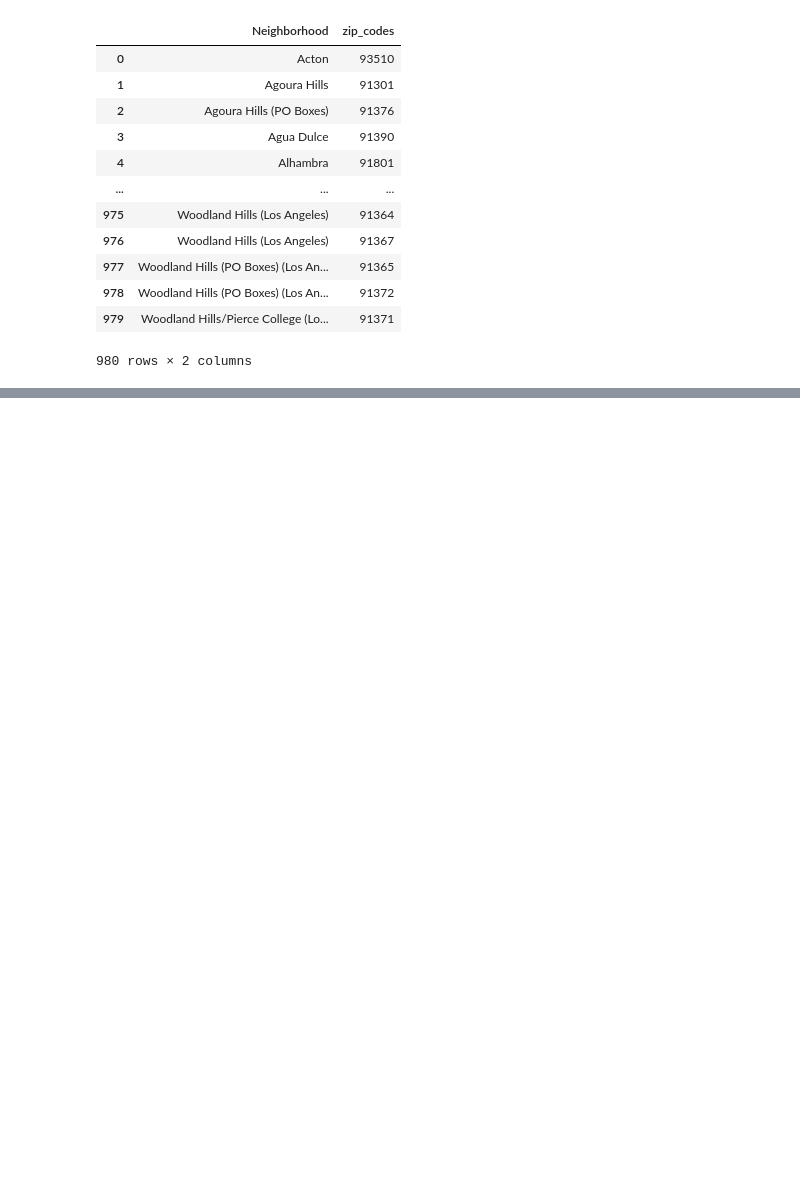
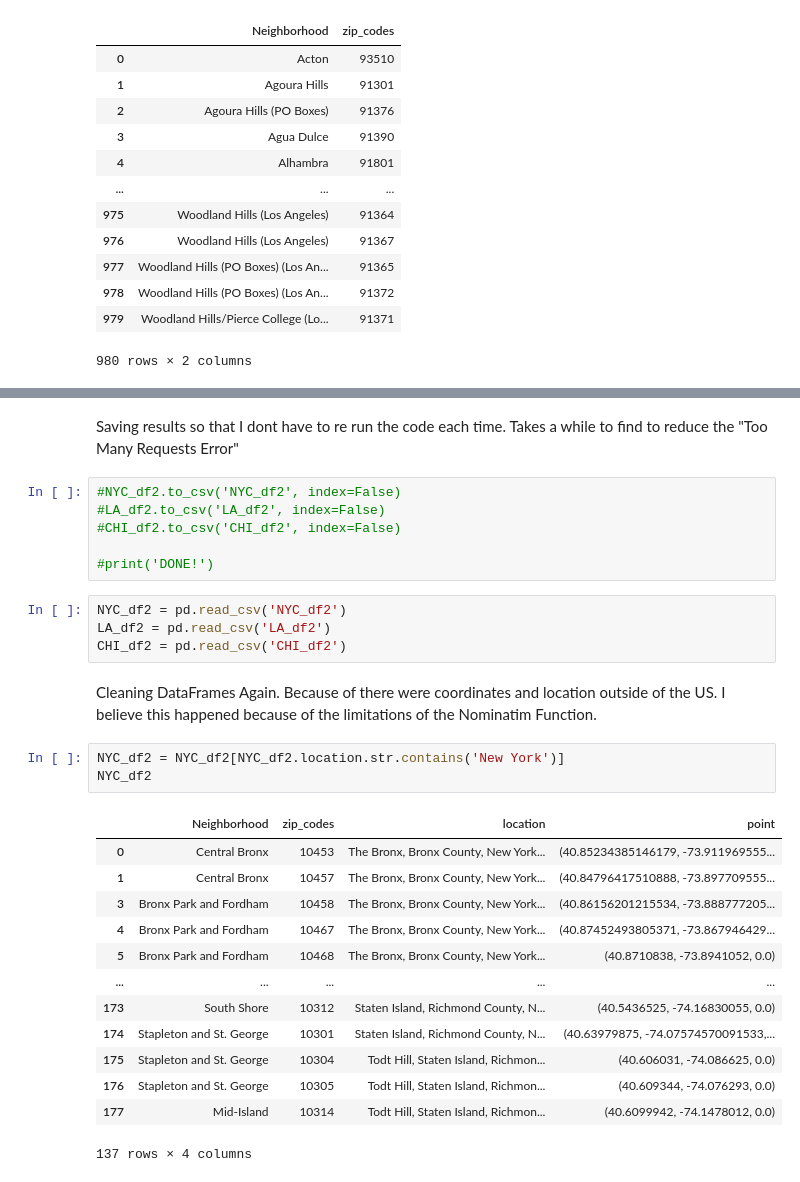
Before and after one commit to FayedPatel/The-Battle-of-Neighborhoods, a Jupyter notebook: The Battle of Neighborhoods.ipynb, the cells around one changed output, grey strips where cells are left out. Cells and saved outputs as stored; diff of their text form; blank space fills up the shorter version.

```diff
--- a/The Battle of Neighborhoods.ipynb
+++ b/The Battle of Neighborhoods.ipynb
@@ -204,0 +231,31 @@ CHI_df2
+# %% [markdown]
+Saving results so that I dont have to re run the code each time. Takes a while to find to reduce the "Too Many Requests Error"
+# %%
+#NYC_df2.to_csv('NYC_df2', index=False)
+#LA_df2.to_csv('LA_df2', index=False)
+#CHI_df2.to_csv('CHI_df2', index=False)
+
+#print('DONE!')
+# %%
+NYC_df2 = pd.read_csv('NYC_df2')
+LA_df2 = pd.read_csv('LA_df2')
+CHI_df2 = pd.read_csv('CHI_df2')
+# %% [markdown]
+Cleaning DataFrames Again. Because of there were coordinates and location outside of the US. I believe this happened because of the limitations of the Nominatim Function.
+# %%
+NYC_df2 = NYC_df2[NYC_df2.location.str.contains('New York')]
+NYC_df2
+# %% [output]
+|  | Neighborhood | zip_codes | location | point |
+| 0 | Central Bronx | 10453 | The Bronx, Bronx County, New York... | (40.85234385146179, -73.911969555... |
+| 1 | Central Bronx | 10457 | The Bronx, Bronx County, New York... | (40.84796417510888, -73.897709555... |
+| 3 | Bronx Park and Fordham | 10458 | The Bronx, Bronx County, New York... | (40.86156201215534, -73.888777205... |
+| 4 | Bronx Park and Fordham | 10467 | The Bronx, Bronx County, New York... | (40.87452493805371, -73.867946429... |
+| 5 | Bronx Park and Fordham | 10468 | The Bronx, Bronx County, New York... | (40.8710838, -73.8941052, 0.0) |
+| ... | ... | ... | ... | ... |
+| 173 | South Shore | 10312 | Staten Island, Richmond County, N... | (40.5436525, -74.16830055, 0.0) |
+| 174 | Stapleton and St. George | 10301 | Staten Island, Richmond County, N... | (40.63979875, -74.07574570091533,... |
+| 175 | Stapleton and St. George | 10304 | Todt Hill, Staten Island, Richmon... | (40.606031, -74.086625, 0.0) |
+| 176 | Stapleton and St. George | 10305 | Todt Hill, Staten Island, Richmon... | (40.609344, -74.076293, 0.0) |
+| 177 | Mid-Island | 10314 | Todt Hill, Staten Island, Richmon... | (40.6099942, -74.1478012, 0.0) |
+137 rows × 4 columns
```
Also changed, not shown: parts of 24 cells of this notebook, 3 other files.
